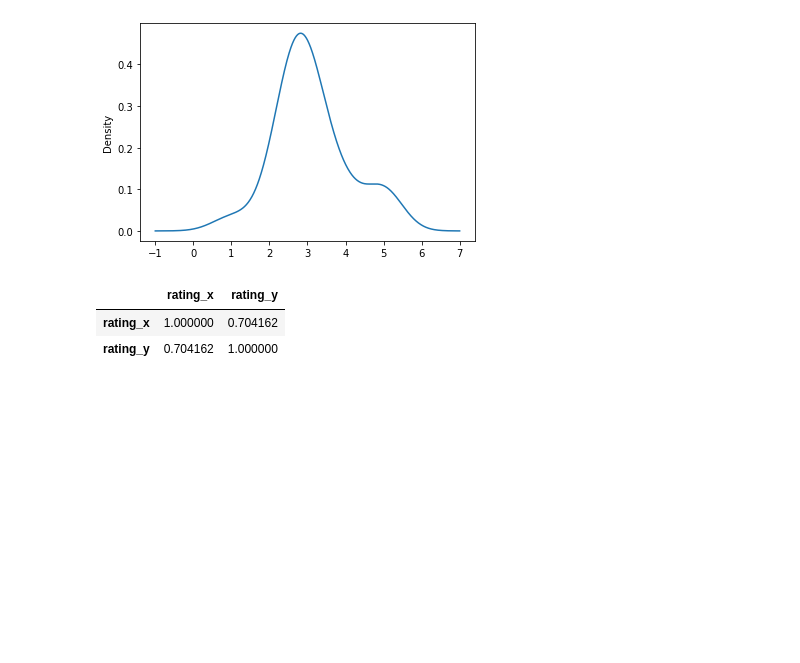
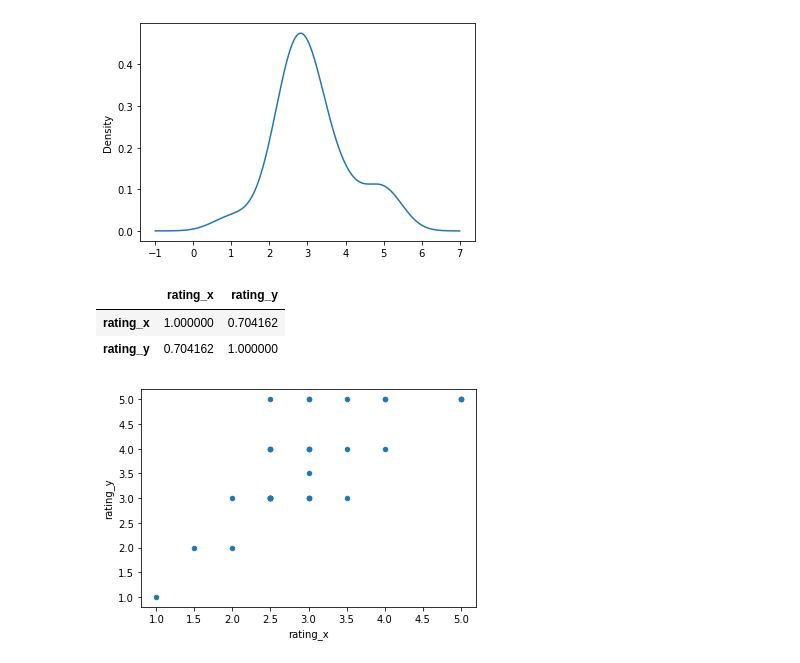
Before and after one commit to mg-um/umpe-ml2, a Jupyter notebook: UMPE - ML2 - Recomendadores.ipynb, the cells around one changed output. Drawn from its saved outputs; the diff is of its cells as text; code cells hidden in the pictures; blank space fills up the shorter version.

```diff
--- a/UMPE - ML2 - Recomendadores.ipynb
+++ b/UMPE - ML2 - Recomendadores.ipynb
@@ -222,3 +222,9 @@ df_merge[['rating_x','rating_y']].corr()
 |  | rating_x | rating_y |
 | rating_x | 1.000000 | 0.704162 |
 | rating_y | 0.704162 | 1.000000 |
+# %%
+df_merge = compare_users(599,414)
+# %%
+plot(df_merge)
+# %% [output]
+[figure, added]
```
Also changed, not shown: parts of 10 cells of this notebook.
